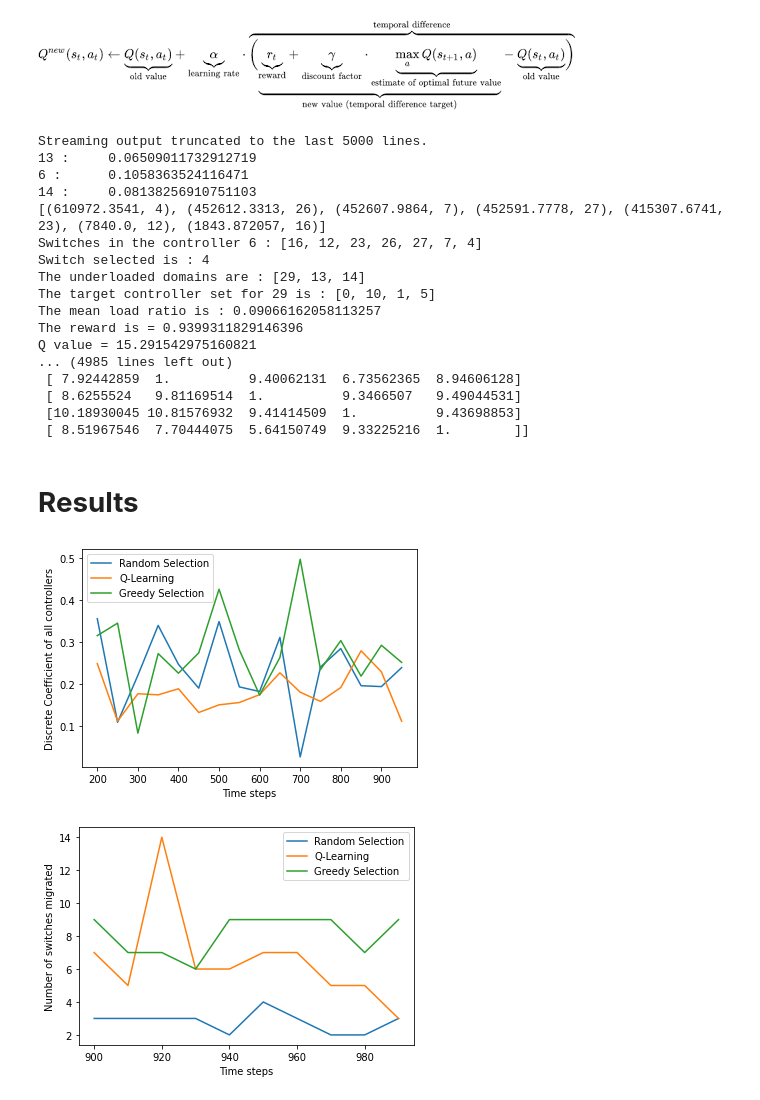
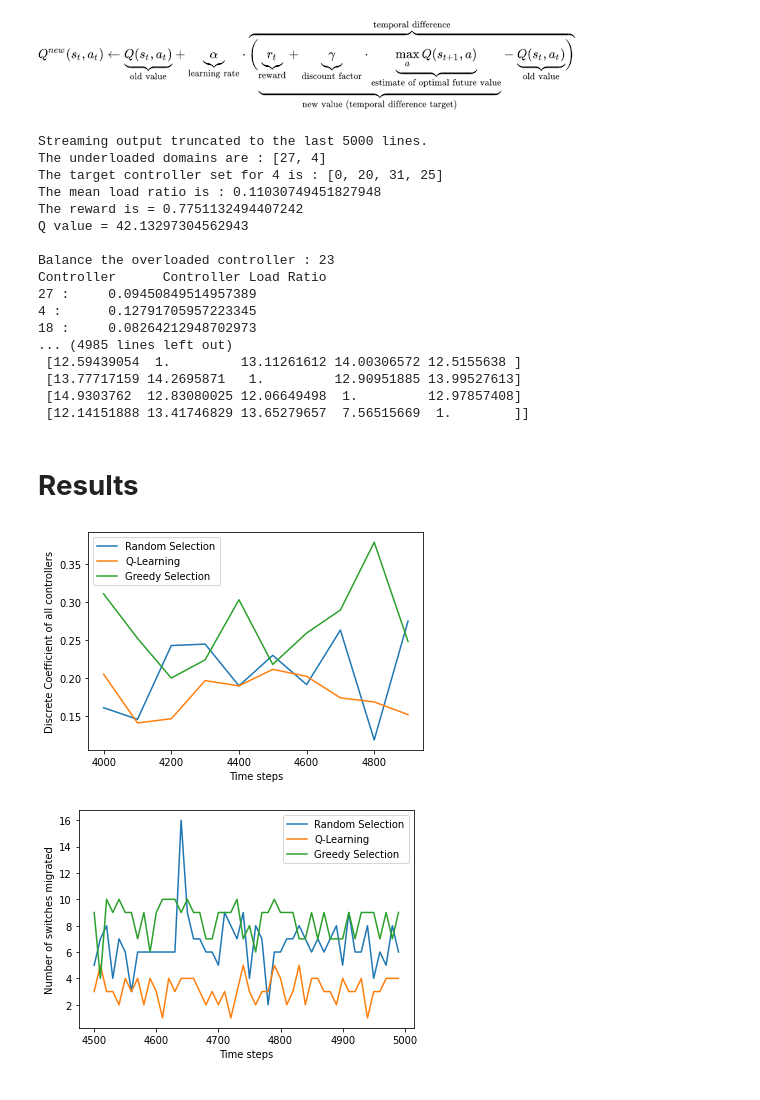
Before and after one commit to Imperial-lord/sdn-controllers-load-balancing, a Jupyter notebook: SDN_Controller_Load_Balancing.ipynb, the cells around one changed output. Drawn from its saved outputs; the diff is of its cells as text; code cells hidden in the pictures.

```diff
--- a/SDN_Controller_Load_Balancing.ipynb
+++ b/SDN_Controller_Load_Balancing.ipynb
@@ -558,7 +558,7 @@ number_of_switches_list_gr = []
 load_rate_list_gr = []
 
 
-for i in range(0,1000):
+for i in range(0,5000):
     print('At time step :', i)
 
     # Store the controller load ratios for each controller
@@ -677,7 +677,7 @@ migration_cost_random = 0
 migration_array_random = []
 normalize = 10**9
 
-for i in range(0, 1000):
+for i in range(0, 5000):
     print('At time step :', i)
 
     # Store the controller load ratios for each controller
@@ -911,7 +911,7 @@ epsilon_min = 0.05
 
 load_controller = []
 
-for i in range(0, 1000):
+for i in range(0, 5000):
     print('At time step :', i)
 
     # Store the controller load ratios for each controller
@@ -1030,22 +1030,22 @@ for i in range(0, 1000):
 print(Q_matrix)
 # %% [output]
 Streaming output truncated to the last 5000 lines.
-13 :     0.06509011732912719
-6 :      0.1058363524116471
-14 :     0.08138256910751103
-[(610972.3541, 4), (452612.3313, 26), (452607.9864, 7), (452591.7778, 27), (415307.6741, 23), (7840.0, 12), (1843.872057, 16)]
-Switches in the controller 6 : [16, 12, 23, 26, 27, 7, 4]
-Switch selected is : 4
-The underloaded domains are : [29, 13, 14]
-The target controller set for 29 is : [0, 10, 1, 5]
-The mean load ratio is : 0.09066162058113257
-The reward is = 0.9399311829146396
-Q value = 15.291542975160821
+The underloaded domains are : [27, 4]
+The target controller set for 4 is : [0, 20, 31, 25]
+The mean load ratio is : 0.11030749451827948
+The reward is = 0.7751132494407242
+Q value = 42.13297304562943
+
+Balance the overloaded controller : 23
+Controller      Controller Load Ratio
+27 :     0.09450849514957389
+4 :      0.12791705957223345
+18 :     0.08264212948702973
 ... (4985 lines left out)
- [ 7.92442859  1.          9.40062131  6.73562365  8.94606128]
- [ 8.6255524   9.81169514  1.          9.3466507   9.49044531]
- [10.18930045 10.81576932  9.41414509  1.          9.43698853]
- [ 8.51967546  7.70444075  5.64150749  9.33225216  1.        ]]
+ [12.59439054  1.         13.11261612 14.00306572 12.5155638 ]
+ [13.77717159 14.2695871   1.         12.90951885 13.99527613]
+ [14.9303762  12.83080025 12.06649498  1.         12.97857408]
+ [12.14151888 13.41746829 13.65279657  7.56515669  1.        ]]
 # %% [markdown]
 # **Results**
 # %%
@@ -1067,37 +1067,37 @@ zrandom = []
 zQL = []
 zGreedy = []
 
-for i in range(200, 1000, 50):
+for i in range(4000, 5000, 100):
     x.append(time_steps_list_rn[i])
 
     yrandom.append(discrete_coeff_list_rn[i])
     yQL.append(discrete_coeff_list_QL[i])
     yGreedy.append(discrete_coeff_list_gr[i])
 
 plt.plot(x, yrandom, label='Random Selection')
 plt.plot(x, yQL, label='Q-Learning')
 plt.plot(x, yGreedy, label='Greedy Selection')
 plt.xlabel('Time steps')
 plt.ylabel('Discrete Coefficient of all controllers')
 plt.legend()
 plt.show()
 
 x = []
 
-for i in range(900, 1000, 10):
+for i in range(4500, 5000, 10):
     x.append(time_steps_list_rn[i])
 
-    zrandom.append(number_of_switches_list_QL[i])
-    zQL.append(number_of_switches_list_rn[i])
+    zrandom.append(number_of_switches_list_rn[i])
+    zQL.append(number_of_switches_list_QL[i])
     zGreedy.append(number_of_switches_list_gr[i])
 
 plt.plot(x, zrandom, label='Random Selection')
 plt.plot(x, zQL, label='Q-Learning')
 plt.plot(x, zGreedy, label='Greedy Selection')
 plt.xlabel('Time steps')
 plt.ylabel('Number of switches migrated')
 plt.legend()
 plt.show()
 # %% [output]
-[figure, old version]
+[figure, new version]
-[figure, old version]
+[figure, new version]
```
Also changed, not shown: parts of 3 cells of this notebook.
